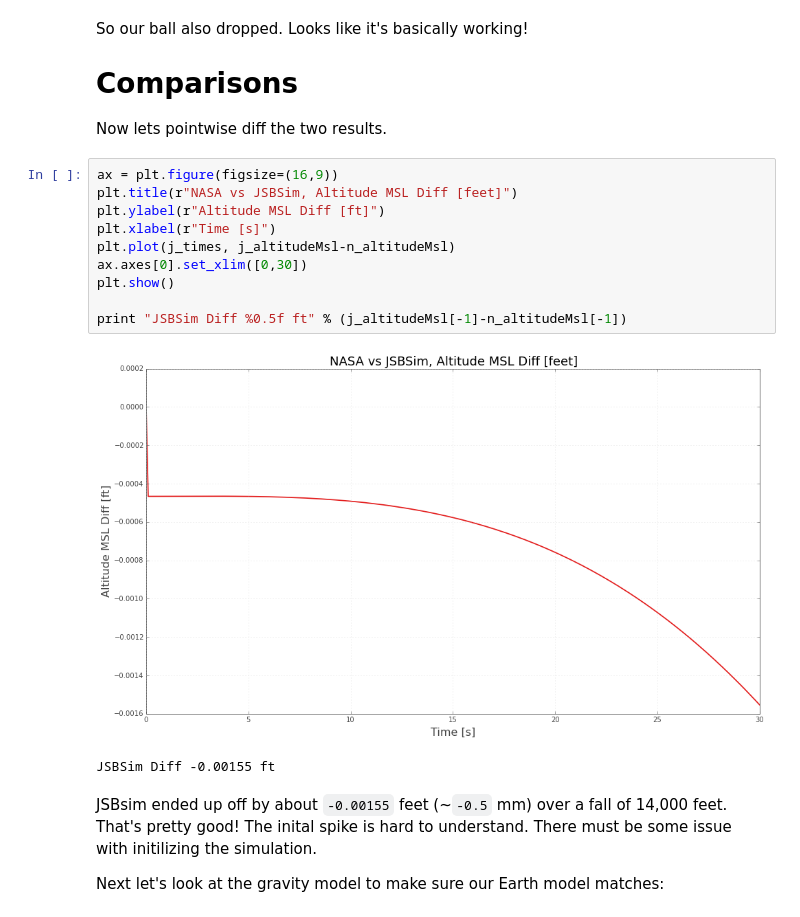
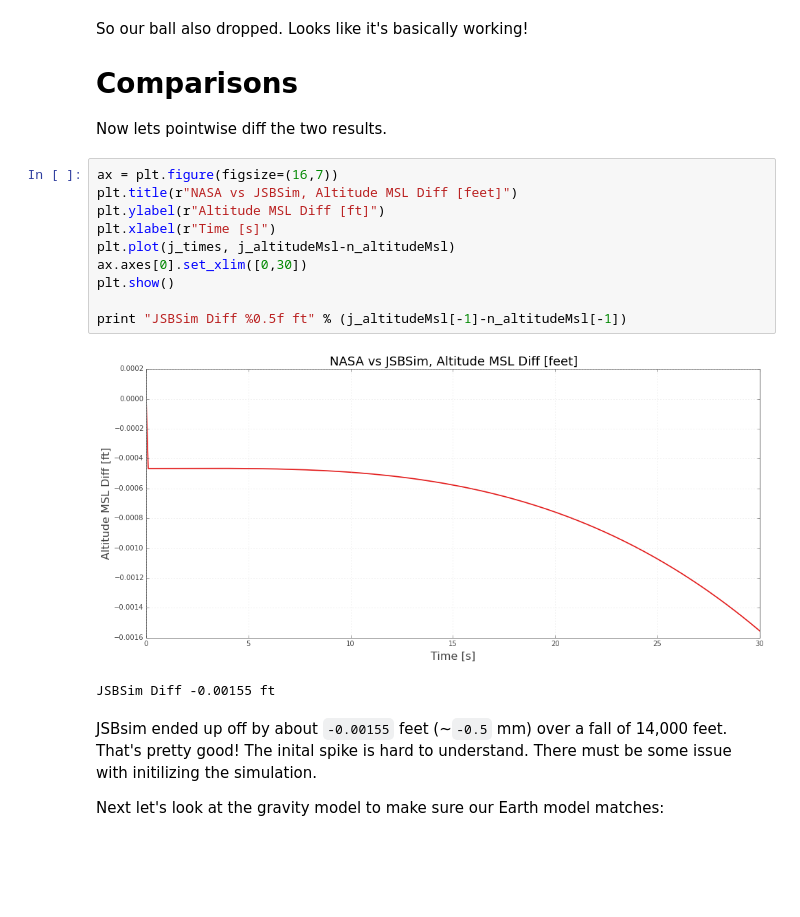
Before and after one commit to open-aerospace/jsbsim-nasa-test-cases, a Jupyter notebook: case-01-dragless_sphere/results.ipynb, the cells around one changed output. Cells and saved outputs as stored; diff of their text form; blank space fills up the shorter version.

```diff
--- a/case-01-dragless_sphere/results.ipynb
+++ b/case-01-dragless_sphere/results.ipynb
@@ -62,17 +63,17 @@ So our ball also dropped. Looks like it's basically working!
 
 Now lets pointwise diff the two results.
 # %%
-ax = plt.figure(figsize=(16,9))
+ax = plt.figure(figsize=(16,7))
 plt.title(r"NASA vs JSBSim, Altitude MSL Diff [feet]")
 plt.ylabel(r"Altitude MSL Diff [ft]")
 plt.xlabel(r"Time [s]")
 plt.plot(j_times, j_altitudeMsl-n_altitudeMsl)
 ax.axes[0].set_xlim([0,30])
 plt.show()
 
 print "JSBSim Diff %0.5f ft" % (j_altitudeMsl[-1]-n_altitudeMsl[-1])
 # %% [output]
-[figure, old version]
+[figure, new version]
 JSBSim Diff -0.00155 ft
 # %% [markdown]
 JSBsim ended up off by about `-0.00155` feet (~`-0.5` mm) over a fall of 14,000 feet. That's pretty good! The inital spike is hard to understand. There must be some issue with initilizing the simulation.
```
Also changed, not shown: parts of 4 cells of this notebook, 1 other file.
